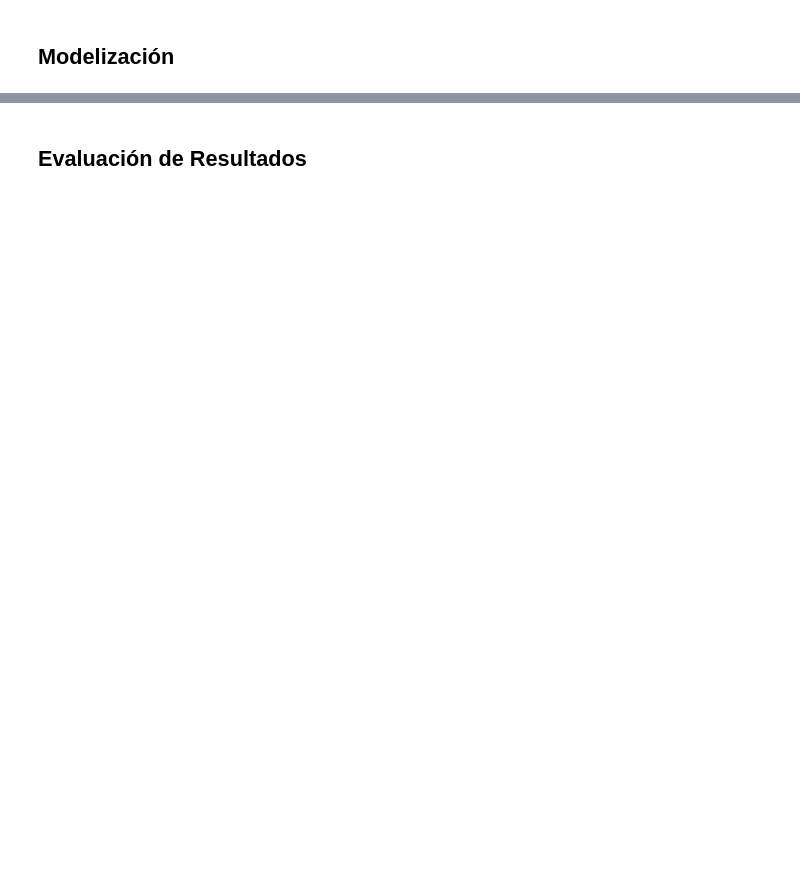
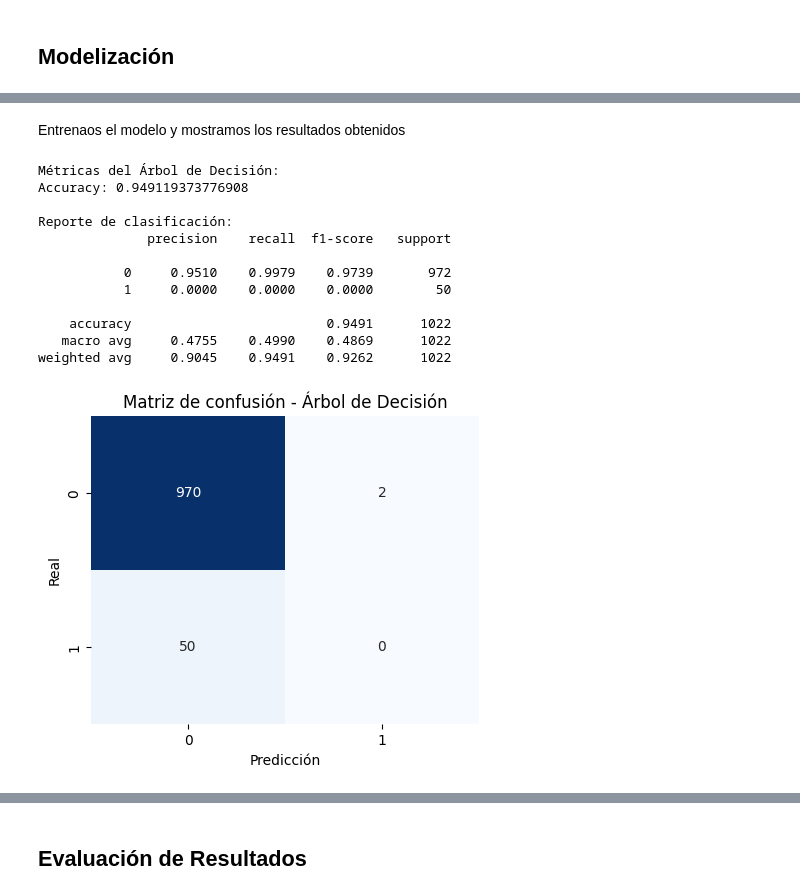
Before and after one commit to antonellagambarte/aprMaqI, a Jupyter notebook: tpfinal.ipynb, the cells around one changed output, grey strips where cells are left out. Drawn from its saved outputs; the diff is of its cells as text; code cells hidden in the pictures; blank space fills up the shorter version.

Commit message:
Árbol de clasificación

```diff
--- a/tpfinal.ipynb
+++ b/tpfinal.ipynb
@@ -444,0 +598,22 @@ X_train.head()
+# %% [markdown]
+Entrenaos el modelo y mostramos los resultados obtenidos
+# %%
+arbol_entropia = ArbolDecision(max_depth=3, criterio='entropia')
+arbol_entropia.fit(X_train, y_train)
+y_pred_entropia = arbol_entropia.predict(X_test)
+
+ArbolDecision.metricas(y_test, y_pred_entropia)
+# %% [output]
+Métricas del Árbol de Decisión:
+Accuracy: 0.949119373776908
+
+Reporte de clasificación:
+              precision    recall  f1-score   support
+
+           0     0.9510    0.9979    0.9739       972
+           1     0.0000    0.0000    0.0000        50
+
+    accuracy                         0.9491      1022
+   macro avg     0.4755    0.4990    0.4869      1022
+weighted avg     0.9045    0.9491    0.9262      1022
+[figure, added]
```
Also changed, not shown: parts of 17 cells of this notebook.
